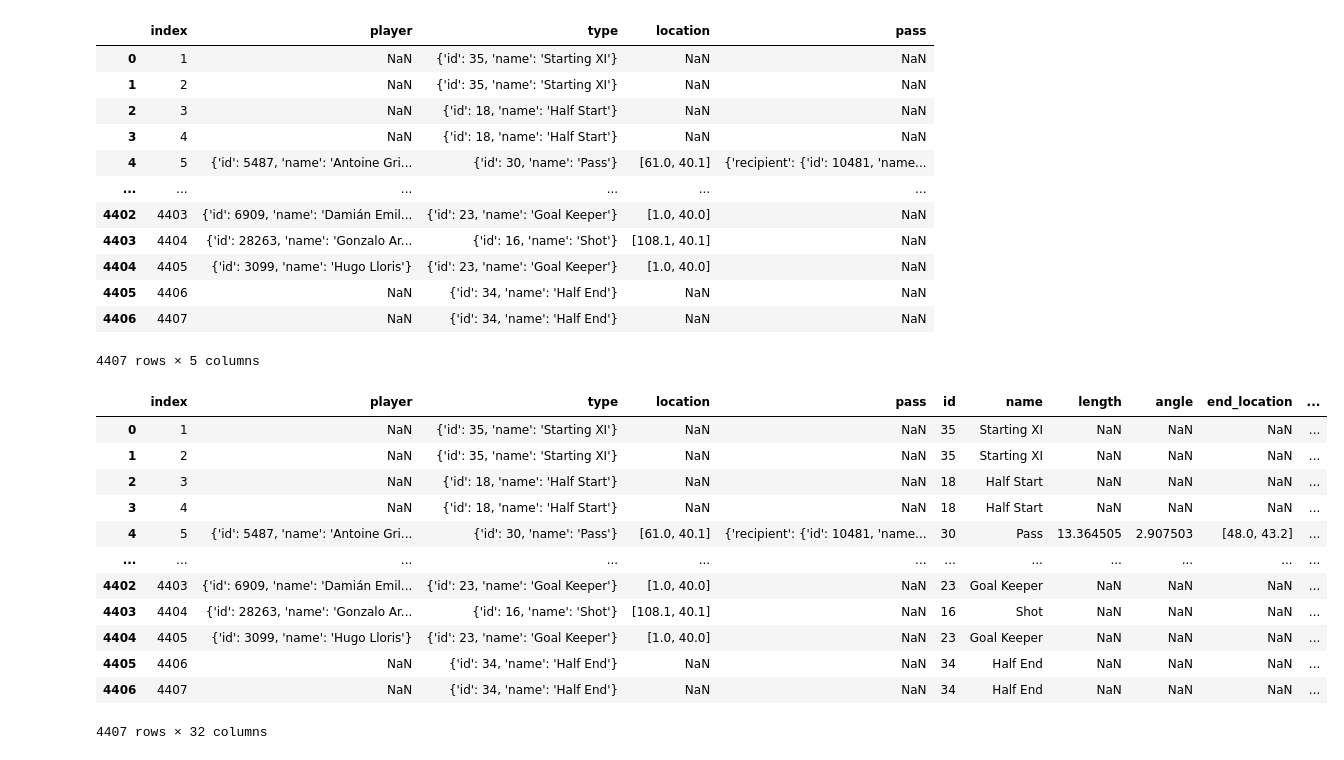
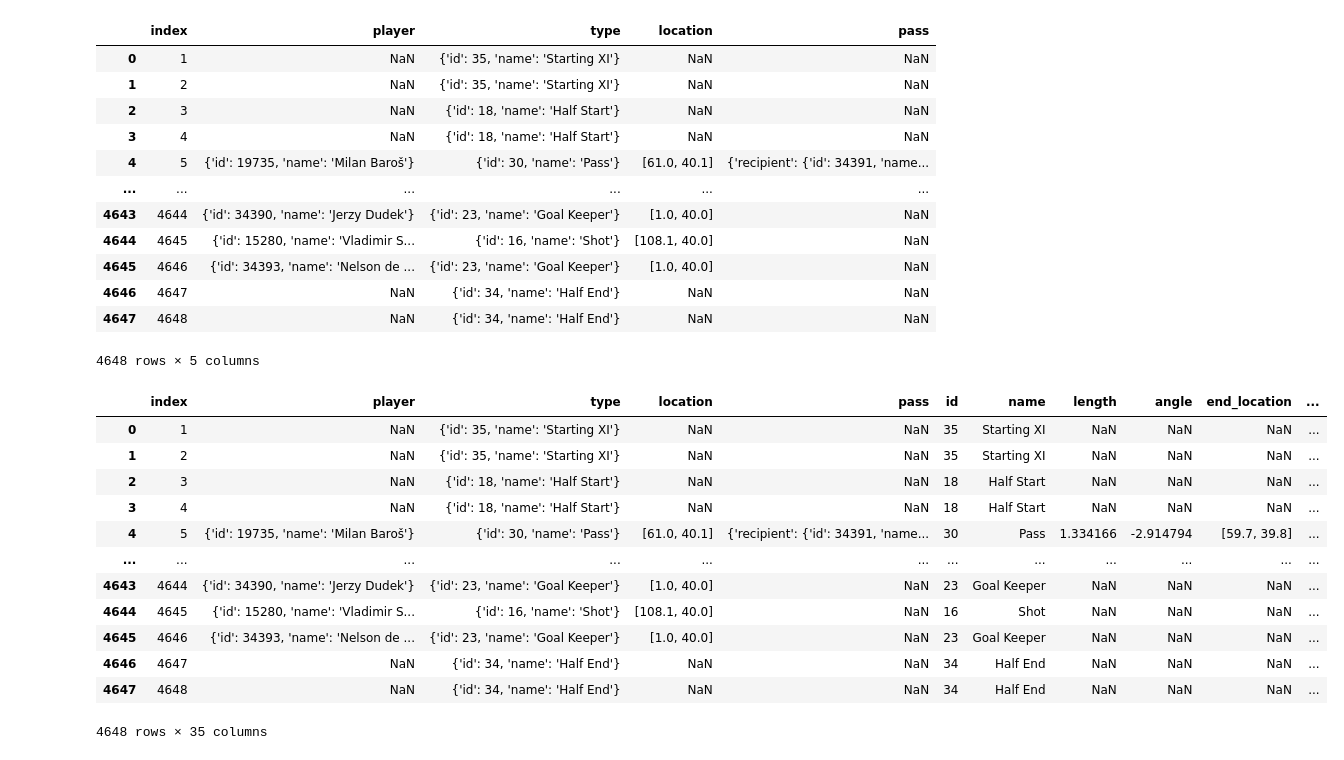
Before and after one commit to georgeball95/football-data, a Jupyter notebook: read_in_data.ipynb, the cells around one changed output. Cells and saved outputs as stored; diff of their text form; code cells hidden in the pictures.

Commit message:
formatting

```diff
--- a/read_in_data.ipynb
+++ b/read_in_data.ipynb
@@ -7,19 +49,16 @@ import matplotlib.pyplot as plt
 # %%
-# read in data
+# get data on matches in given competition/season
 
-folder_a = "43"
-folder_b = "106"
+matches_url = f"https://raw.githubusercontent.com/statsbomb/open-data/master/data/matches/{competition_id}/{season_id}.json"
 
-match_info_url = "https://raw.githubusercontent.com/statsbomb/open-data/master/data/matches/{}/{}.json".format(folder_a,folder_b)
+matches_df = pd.DataFrame(requests.get(url=matches_url).json())
 
-games = requests.get(url=match_info_url).json()
-gamedf = pd.DataFrame(games)
+#TO FIX
+# pull data out of json columns
+for col in ['competition',
+            'home_team',
+            'away_team']:
 
-match_data_url = "https://raw.githubusercontent.com/statsbomb/open-data/master/data/three-sixty/{}.json"
+    matches_df = pd.concat([matches_df, pd.json_normalize(matches_df[col])], axis=1, join='inner')
 
-gameid = "3869685"
-
-match_events_url = "https://raw.githubusercontent.com/statsbomb/open-data/master/data/events/{}.json"
-
-match_events = requests.get(url=match_events_url.format(gameid)).json()
-match_events_df = pd.DataFrame(match_events)
+#match_date,
@@ -26,3 +71,14 @@ match_events_df = pd.DataFrame(match_events)
+# %%
+# select match to look at; get meta data
+match_id = 2302764
+
+#competition_id, season_id = competition_season_df.iloc[0][['competition_id','season_id']]
+# %%
+# get event data
+
+match_events_url = f"https://raw.githubusercontent.com/statsbomb/open-data/master/data/events/{match_id}.json"
+
+match_events_df = pd.DataFrame(requests.get(url=match_events_url.format(match_id)).json())
 # %%
 match_events_df.head()
 # %% [output]
@@ -35,46 +91,49 @@ match_events_df.head()
 5 rows × 37 columns
 # %%
+# filter out just columns required to analyse passes
+
 cols_to_use = ['index',
                'player',
                'type',
                'location',
                'pass']
 
-events = match_events_df.copy()[cols_to_use]
+events_df = match_events_df.copy()[cols_to_use]
 
-events
+events_df
 # %% [output]
 |  | index | player | type | location | pass |
 | 0 | 1 | NaN | {'id': 35, 'name': 'Starting XI'} | NaN | NaN |
 | 1 | 2 | NaN | {'id': 35, 'name': 'Starting XI'} | NaN | NaN |
 | 2 | 3 | NaN | {'id': 18, 'name': 'Half Start'} | NaN | NaN |
 | 3 | 4 | NaN | {'id': 18, 'name': 'Half Start'} | NaN | NaN |
-| 4 | 5 | {'id': 5487, 'name': 'Antoine Gri... | {'id': 30, 'name': 'Pass'} | [61.0, 40.1] | {'recipient': {'id': 10481, 'name... |
+| 4 | 5 | {'id': 19735, 'name': 'Milan Baroš'} | {'id': 30, 'name': 'Pass'} | [61.0, 40.1] | {'recipient': {'id': 34391, 'name... |
 | ... | ... | ... | ... | ... | ... |
-| 4402 | 4403 | {'id': 6909, 'name': 'Damián Emil... | {'id': 23, 'name': 'Goal Keeper'} | [1.0, 40.0] | NaN |
-| 4403 | 4404 | {'id': 28263, 'name': 'Gonzalo Ar... | {'id': 16, 'name': 'Shot'} | [108.1, 40.1] | NaN |
-| 4404 | 4405 | {'id': 3099, 'name': 'Hugo Lloris'} | {'id': 23, 'name': 'Goal Keeper'} | [1.0, 40.0] | NaN |
-| 4405 | 4406 | NaN | {'id': 34, 'name': 'Half End'} | NaN | NaN |
-| 4406 | 4407 | NaN | {'id': 34, 'name': 'Half End'} | NaN | NaN |
+| 4643 | 4644 | {'id': 34390, 'name': 'Jerzy Dudek'} | {'id': 23, 'name': 'Goal Keeper'} | [1.0, 40.0] | NaN |
+| 4644 | 4645 | {'id': 15280, 'name': 'Vladimir S... | {'id': 16, 'name': 'Shot'} | [108.1, 40.0] | NaN |
+| 4645 | 4646 | {'id': 34393, 'name': 'Nelson de ... | {'id': 23, 'name': 'Goal Keeper'} | [1.0, 40.0] | NaN |
+| 4646 | 4647 | NaN | {'id': 34, 'name': 'Half End'} | NaN | NaN |
+| 4647 | 4648 | NaN | {'id': 34, 'name': 'Half End'} | NaN | NaN |
-4407 rows × 5 columns
+4648 rows × 5 columns
 # %%
+# pull data out of json columns
 for col in ['type','pass']:
 
-    events = pd.concat([events, pd.json_normalize(events[col])], axis=1, join='inner')
+    events_df = pd.concat([events_df, pd.json_normalize(events[col])], axis=1, join='inner')
 
-events
+events_df
 # %% [output]
 |  | index | player | type | location | pass | id | name | length | angle | end_location | ... |
 | 0 | 1 | NaN | {'id': 35, 'name': 'Starting XI'} | NaN | NaN | 35 | Starting XI | NaN | NaN | NaN | ... |
 | 1 | 2 | NaN | {'id': 35, 'name': 'Starting XI'} | NaN | NaN | 35 | Starting XI | NaN | NaN | NaN | ... |
 | 2 | 3 | NaN | {'id': 18, 'name': 'Half Start'} | NaN | NaN | 18 | Half Start | NaN | NaN | NaN | ... |
 | 3 | 4 | NaN | {'id': 18, 'name': 'Half Start'} | NaN | NaN | 18 | Half Start | NaN | NaN | NaN | ... |
-| 4 | 5 | {'id': 5487, 'name': 'Antoine Gri... | {'id': 30, 'name': 'Pass'} | [61.0, 40.1] | {'recipient': {'id': 10481, 'name... | 30 | Pass | 13.364505 | 2.907503 | [48.0, 43.2] | ... |
+| 4 | 5 | {'id': 19735, 'name': 'Milan Baroš'} | {'id': 30, 'name': 'Pass'} | [61.0, 40.1] | {'recipient': {'id': 34391, 'name... | 30 | Pass | 1.334166 | -2.914794 | [59.7, 39.8] | ... |
 | ... | ... | ... | ... | ... | ... | ... | ... | ... | ... | ... | ... |
-| 4402 | 4403 | {'id': 6909, 'name': 'Damián Emil... | {'id': 23, 'name': 'Goal Keeper'} | [1.0, 40.0] | NaN | 23 | Goal Keeper | NaN | NaN | NaN | ... |
-| 4403 | 4404 | {'id': 28263, 'name': 'Gonzalo Ar... | {'id': 16, 'name': 'Shot'} | [108.1, 40.1] | NaN | 16 | Shot | NaN | NaN | NaN | ... |
-| 4404 | 4405 | {'id': 3099, 'name': 'Hugo Lloris'} | {'id': 23, 'name': 'Goal Keeper'} | [1.0, 40.0] | NaN | 23 | Goal Keeper | NaN | NaN | NaN | ... |
-| 4405 | 4406 | NaN | {'id': 34, 'name': 'Half End'} | NaN | NaN | 34 | Half End | NaN | NaN | NaN | ... |
-| 4406 | 4407 | NaN | {'id': 34, 'name': 'Half End'} | NaN | NaN | 34 | Half End | NaN | NaN | NaN | ... |
+| 4643 | 4644 | {'id': 34390, 'name': 'Jerzy Dudek'} | {'id': 23, 'name': 'Goal Keeper'} | [1.0, 40.0] | NaN | 23 | Goal Keeper | NaN | NaN | NaN | ... |
+| 4644 | 4645 | {'id': 15280, 'name': 'Vladimir S... | {'id': 16, 'name': 'Shot'} | [108.1, 40.0] | NaN | 16 | Shot | NaN | NaN | NaN | ... |
+| 4645 | 4646 | {'id': 34393, 'name': 'Nelson de ... | {'id': 23, 'name': 'Goal Keeper'} | [1.0, 40.0] | NaN | 23 | Goal Keeper | NaN | NaN | NaN | ... |
+| 4646 | 4647 | NaN | {'id': 34, 'name': 'Half End'} | NaN | NaN | 34 | Half End | NaN | NaN | NaN | ... |
+| 4647 | 4648 | NaN | {'id': 34, 'name': 'Half End'} | NaN | NaN | 34 | Half End | NaN | NaN | NaN | ... |
-4407 rows × 32 columns
+4648 rows × 35 columns
 # %%
```
Also changed, not shown: parts of 12 cells of this notebook.
